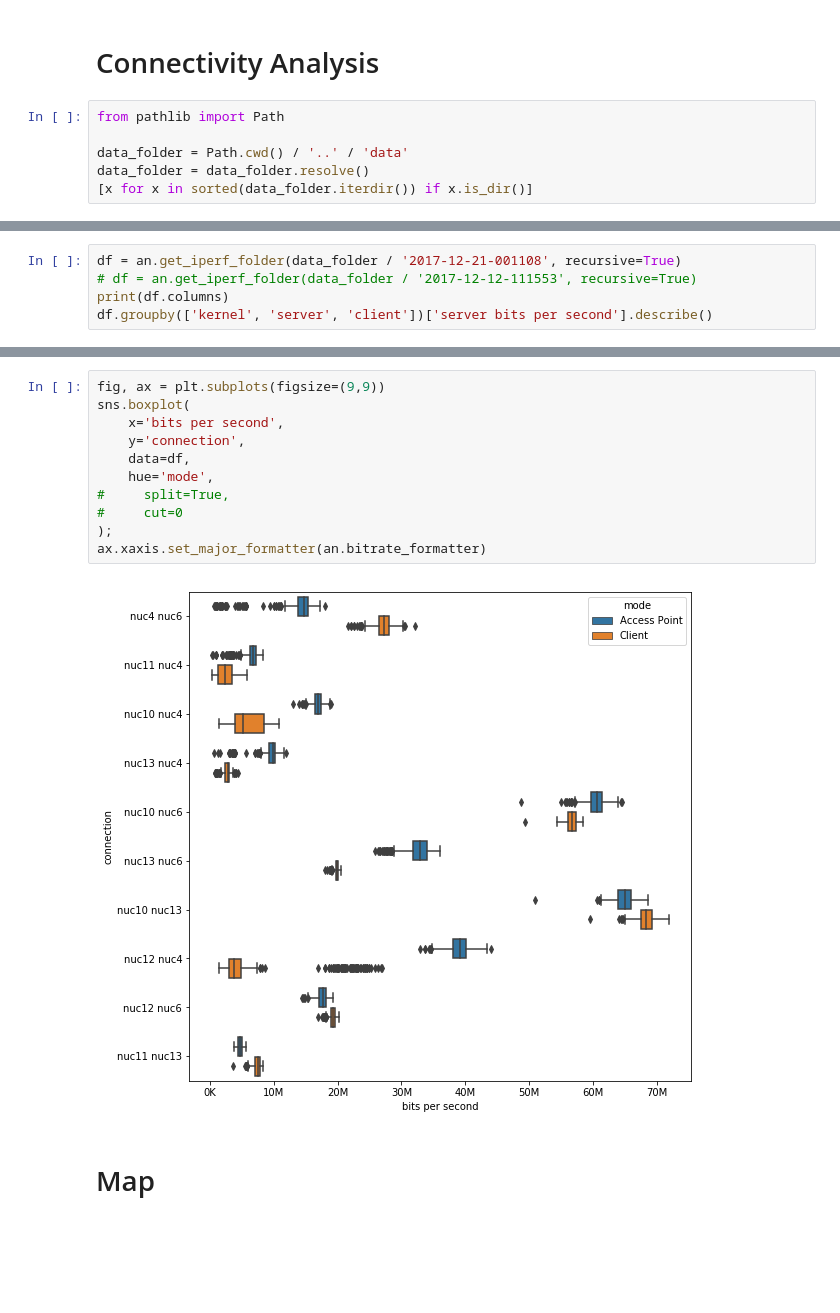
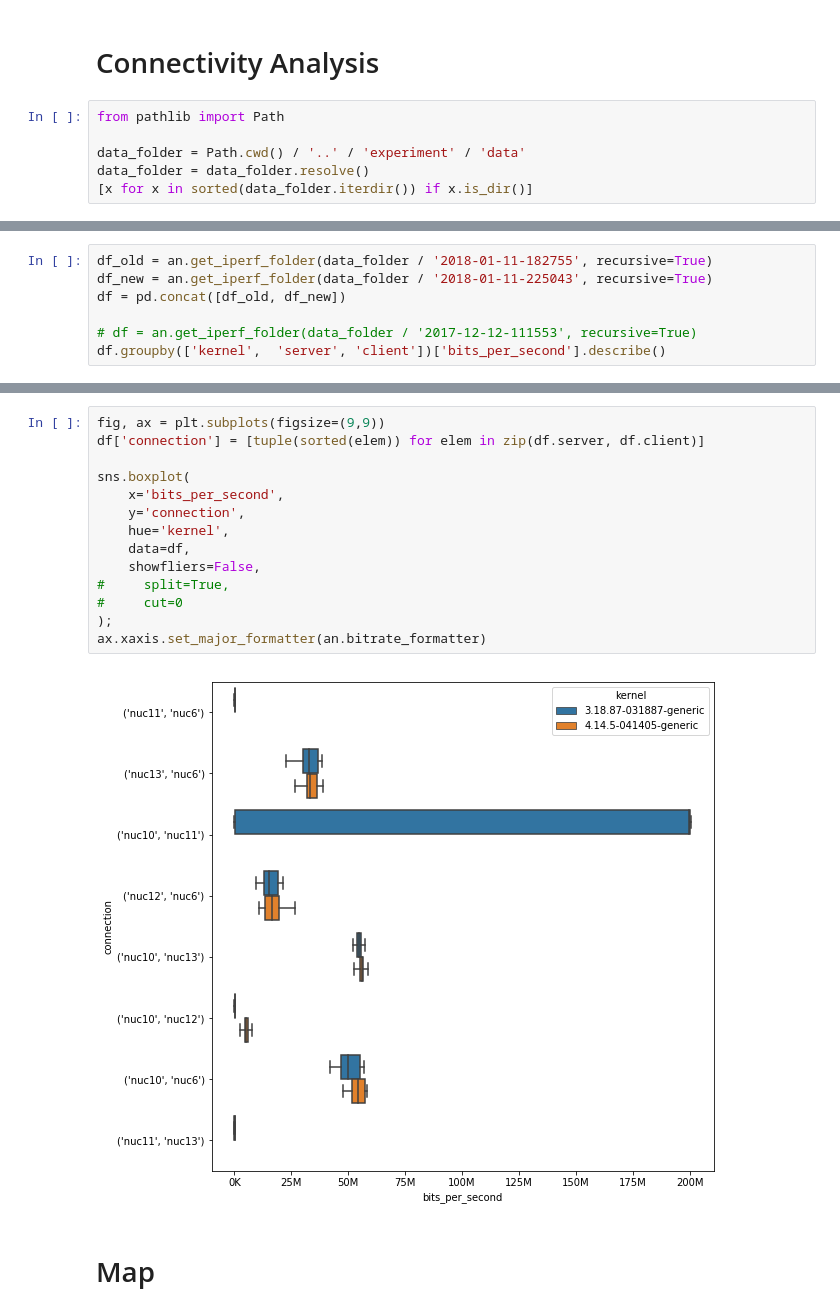
Before and after one commit to mchwalisz/walker, a Jupyter notebook: analysis/Connectivity Analysis.ipynb, the cells around one changed output, grey strips where cells are left out. Saved outputs shown, nothing was run; the diff lists cells and outputs as text; blank space fills up the shorter version.

Commit message:
iperf client measurements only

```diff
--- a/analysis/Connectivity Analysis.ipynb
+++ b/analysis/Connectivity Analysis.ipynb
@@ -13,7 +13,7 @@ import analysis as an
 # %%
 from pathlib import Path
 
-data_folder = Path.cwd() / '..' / 'data'
+data_folder = Path.cwd() / '..' / 'experiment' / 'data'
 data_folder = data_folder.resolve()
 [x for x in sorted(data_folder.iterdir()) if x.is_dir()]
 # %% [output]
@@ -30,6 +24,8 @@ data_folder = data_folder.resolve()
 # %%
-df = an.get_iperf_folder(data_folder / '2017-12-21-001108', recursive=True)
+df_old = an.get_iperf_folder(data_folder / '2018-01-11-182755', recursive=True)
+df_new = an.get_iperf_folder(data_folder / '2018-01-11-225043', recursive=True)
+df = pd.concat([df_old, df_new])
+
 # df = an.get_iperf_folder(data_folder / '2017-12-12-111553', recursive=True)
-print(df.columns)
-df.groupby(['kernel', 'server', 'client'])['server bits per second'].describe()
+df.groupby(['kernel',  'server', 'client'])['bits_per_second'].describe()
 # %% [output]
@@ -62,16 +50,19 @@ Index(['bits per second', 'bytes', 'end', 'omitted', 'packets', 'seconds',
 # %%
 fig, ax = plt.subplots(figsize=(9,9))
+df['connection'] = [tuple(sorted(elem)) for elem in zip(df.server, df.client)]
+
 sns.boxplot(
-    x='bits per second',
+    x='bits_per_second',
     y='connection',
+    hue='kernel',
     data=df,
-    hue='mode',
+    showfliers=False,
 #     split=True,
 #     cut=0
 );
 ax.xaxis.set_major_formatter(an.bitrate_formatter)
 # %% [output]
-[figure, old version]
+[figure, new version]
 # %% [markdown]
 # Map
 # %%
```
Also changed, not shown: parts of 2 cells of this notebook, 2 other files.
